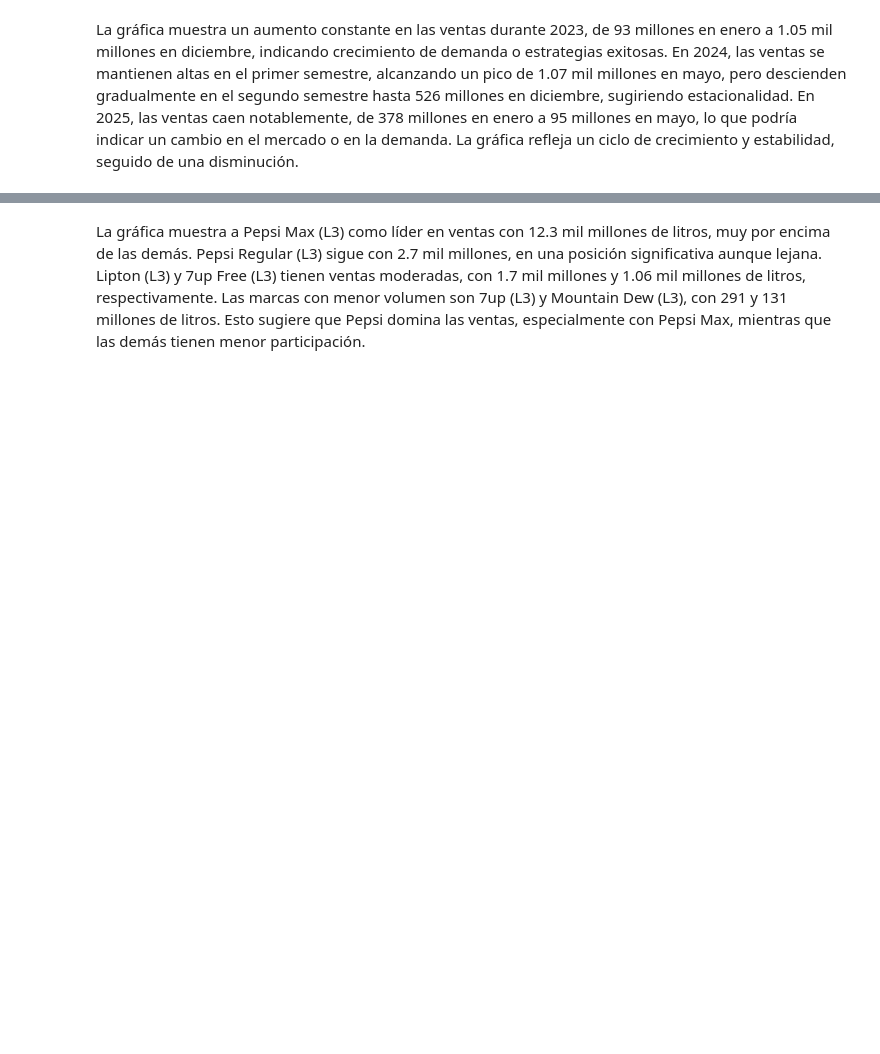
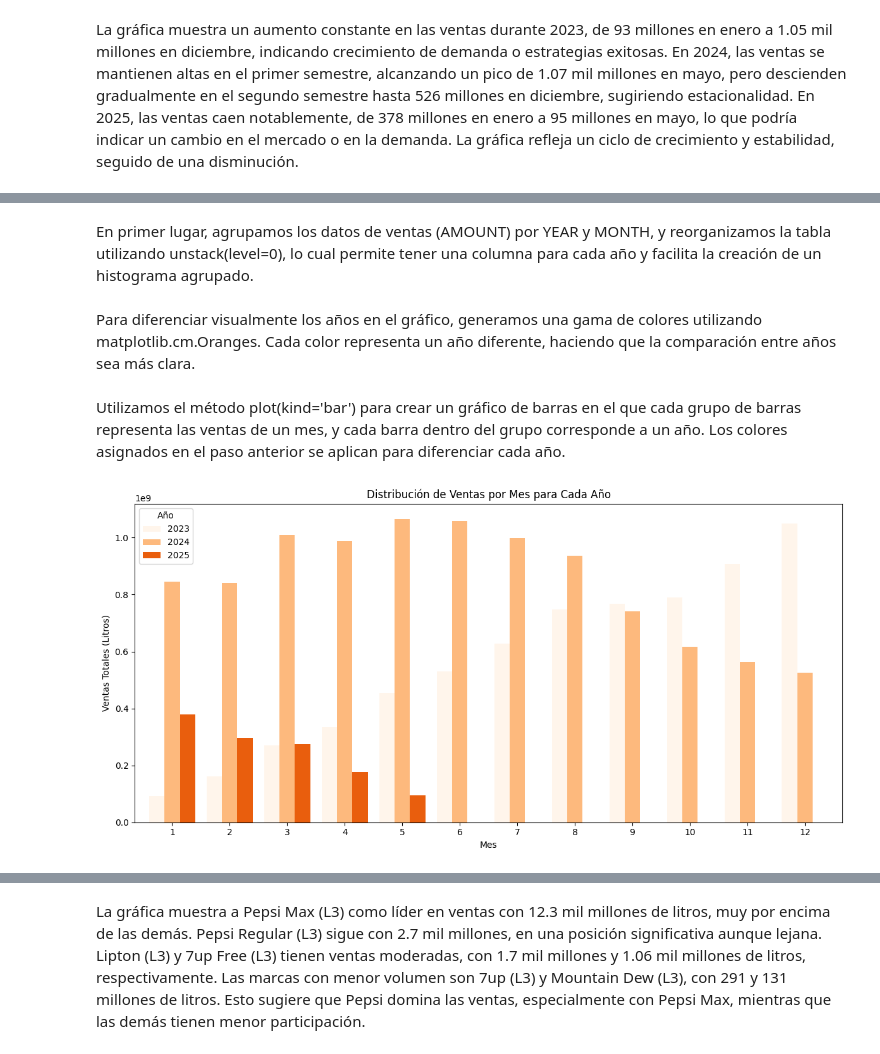
Before and after one commit to juliablaz2003/UFV_visualizacion, a Jupyter notebook: Ejercicios de clase/clase2_18oct.ipynb, the cells around one changed output, grey strips where cells are left out. Cells and saved outputs as stored; diff of their text form; code cells hidden in the pictures; blank space fills up the shorter version.

```diff
--- a/Ejercicios de clase/clase2_18oct.ipynb
+++ b/Ejercicios de clase/clase2_18oct.ipynb
@@ -9,10 +9,11 @@ Importamos las bibliotecas necesarias y definimos la URL del archivo CSV para le
 # %%
 import pandas as pd
 import matplotlib.pyplot as plt
+import matplotlib.cm as cm
 from statsmodels.tsa.seasonal import seasonal_decompose
 
 # Enlace al archivo CSV en la versión "raw" de GitHub
-url = 'https://raw.githubusercontent.com/juliablaz2003/UFV_visualizacion/refs/heads/main/Ejercicios%20de%20clase/datos_ejercicio_ventas.csv?token=GHSAT0AAAAAACY2AYSASH2D3SMU3NRFVLLIZZSDWKQ'
+url = 'https://raw.githubusercontent.com/juliablaz2003/UFV_visualizacion/refs/heads/main/Ejercicios%20de%20clase/datos_ejercicio_ventas.csv?token=GHSAT0AAAAAACY2AYSB5LPXZOW6IQ2HAG36ZZSKIDQ'
 # Leer el archivo CSV directamente desde GitHub
 df = pd.read_csv(url, sep = ',')
 
@@ -348,0 +360,25 @@ La gráfica muestra un aumento constante en las ventas durante 2023, de 93 millo
+# %% [markdown]
+En primer lugar, agrupamos los datos de ventas (AMOUNT) por YEAR y MONTH, y reorganizamos la tabla utilizando unstack(level=0), lo cual permite tener una columna para cada año y facilita la creación de un histograma agrupado.
+# %%
+# Agrupar ventas por año y mes
+ventas_mes_anio = df.groupby(['YEAR', 'MONTH'])['AMOUNT'].sum().unstack(level=0)
+# %% [markdown]
+Para diferenciar visualmente los años en el gráfico, generamos una gama de colores utilizando matplotlib.cm.Oranges. Cada color representa un año diferente, haciendo que la comparación entre años sea más clara.
+# %%
+# Crear una gama de colores de un solo color
+colores = cm.Oranges([i / len(ventas_mes_anio.columns) for i in range(len(ventas_mes_anio.columns))])
+# %% [markdown]
+Utilizamos el método plot(kind='bar') para crear un gráfico de barras en el que cada grupo de barras representa las ventas de un mes, y cada barra dentro del grupo corresponde a un año. Los colores asignados en el paso anterior se aplican para diferenciar cada año.
+# %%
+ax = ventas_mes_anio.plot(kind='bar', figsize=(12, 6), width=0.8, color=colores)
+
+# Ajustes de la gráfica
+plt.title('Distribución de Ventas por Mes para Cada Año')
+plt.xlabel('Mes')
+plt.ylabel('Ventas Totales (Litros)')
+plt.xticks(rotation=0)
+plt.legend(title='Año')
+plt.tight_layout()
+plt.show()
+# %% [output]
+[figure, added]
```
Also changed, not shown: parts of 19 cells of this notebook.
